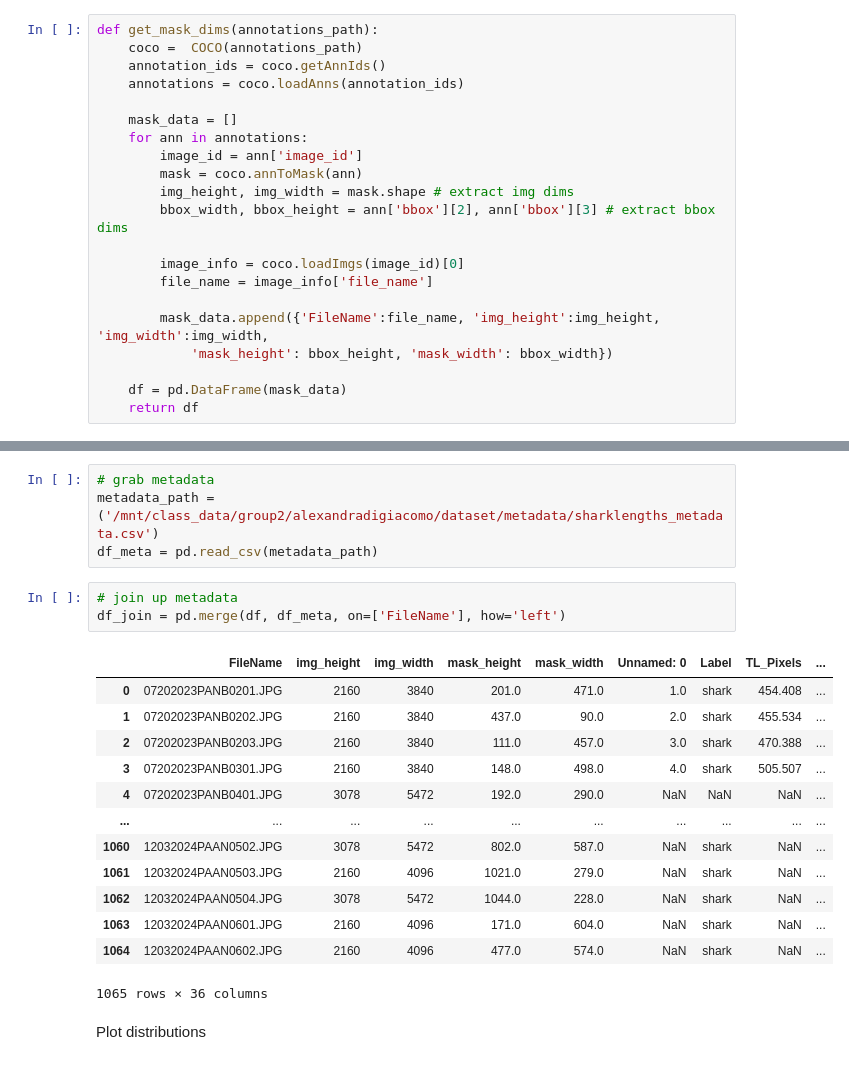
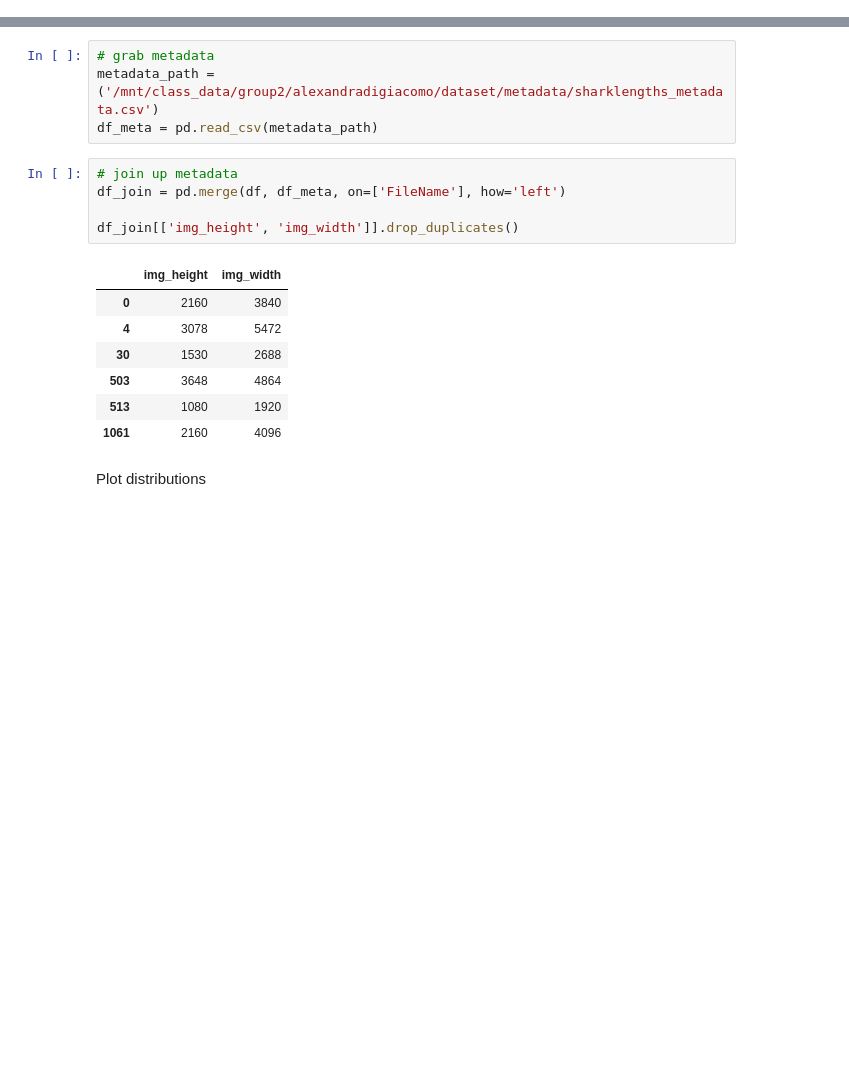
Before and after one commit to alexandradigiacomo/sharkbody_seg, a Jupyter notebook: notebooks/explore_data.ipynb, the cells around one changed output, grey strips where cells are left out. Cells and saved outputs as stored; diff of their text form; blank space fills up the shorter version.

```diff
--- a/notebooks/explore_data.ipynb
+++ b/notebooks/explore_data.ipynb
@@ -12,27 +12,6 @@ import matplotlib.pyplot as plt
 import numpy as np
 from pycocotools.coco import COCO
 import pandas as pd
-# %%
-def get_mask_dims(annotations_path):
-    coco =  COCO(annotations_path)
-    annotation_ids = coco.getAnnIds()
-    annotations = coco.loadAnns(annotation_ids)
-
-    mask_data = []
-    for ann in annotations:
-        image_id = ann['image_id']
-        mask = coco.annToMask(ann)
-        img_height, img_width = mask.shape # extract img dims
-        bbox_width, bbox_height = ann['bbox'][2], ann['bbox'][3] # extract bbox dims
-
-        image_info = coco.loadImgs(image_id)[0]
-        file_name = image_info['file_name']
-
-        mask_data.append({'FileName':file_name, 'img_height':img_height, 'img_width':img_width,
-            'mask_height': bbox_height, 'mask_width': bbox_width})
-
-    df = pd.DataFrame(mask_data)
-    return df
 # %%
 # grab annotations
 annotations_path = ('/home/Alexandra/Projects/bodycondition/sharkbody_seg/notebooks/data_splitting/merged_coco.json')
@@ -49,20 +28,16 @@ df_meta = pd.read_csv(metadata_path)
 # %%
 # join up metadata
 df_join = pd.merge(df, df_meta, on=['FileName'], how='left')
+
+df_join[['img_height', 'img_width']].drop_duplicates()
 # %% [output]
-|  | FileName | img_height | img_width | mask_height | mask_width | Unnamed: 0 | Label | TL_Pixels | ... |
-| 0 | 07202023PANB0201.JPG | 2160 | 3840 | 201.0 | 471.0 | 1.0 | shark | 454.408 | ... |
-| 1 | 07202023PANB0202.JPG | 2160 | 3840 | 437.0 | 90.0 | 2.0 | shark | 455.534 | ... |
-| 2 | 07202023PANB0203.JPG | 2160 | 3840 | 111.0 | 457.0 | 3.0 | shark | 470.388 | ... |
-| 3 | 07202023PANB0301.JPG | 2160 | 3840 | 148.0 | 498.0 | 4.0 | shark | 505.507 | ... |
-| 4 | 07202023PANB0401.JPG | 3078 | 5472 | 192.0 | 290.0 | NaN | NaN | NaN | ... |
-| ... | ... | ... | ... | ... | ... | ... | ... | ... | ... |
-| 1060 | 12032024PAAN0502.JPG | 3078 | 5472 | 802.0 | 587.0 | NaN | shark | NaN | ... |
-| 1061 | 12032024PAAN0503.JPG | 2160 | 4096 | 1021.0 | 279.0 | NaN | shark | NaN | ... |
-| 1062 | 12032024PAAN0504.JPG | 3078 | 5472 | 1044.0 | 228.0 | NaN | shark | NaN | ... |
-| 1063 | 12032024PAAN0601.JPG | 2160 | 4096 | 171.0 | 604.0 | NaN | shark | NaN | ... |
-| 1064 | 12032024PAAN0602.JPG | 2160 | 4096 | 477.0 | 574.0 | NaN | shark | NaN | ... |
+|  | img_height | img_width |
+| 0 | 2160 | 3840 |
+| 4 | 3078 | 5472 |
+| 30 | 1530 | 2688 |
+| 503 | 3648 | 4864 |
+| 513 | 1080 | 1920 |
+| 1061 | 2160 | 4096 |
-1065 rows × 36 columns
 # %% [markdown]
 Plot distributions
 # %%
```
Also changed, not shown: 4 other files.
